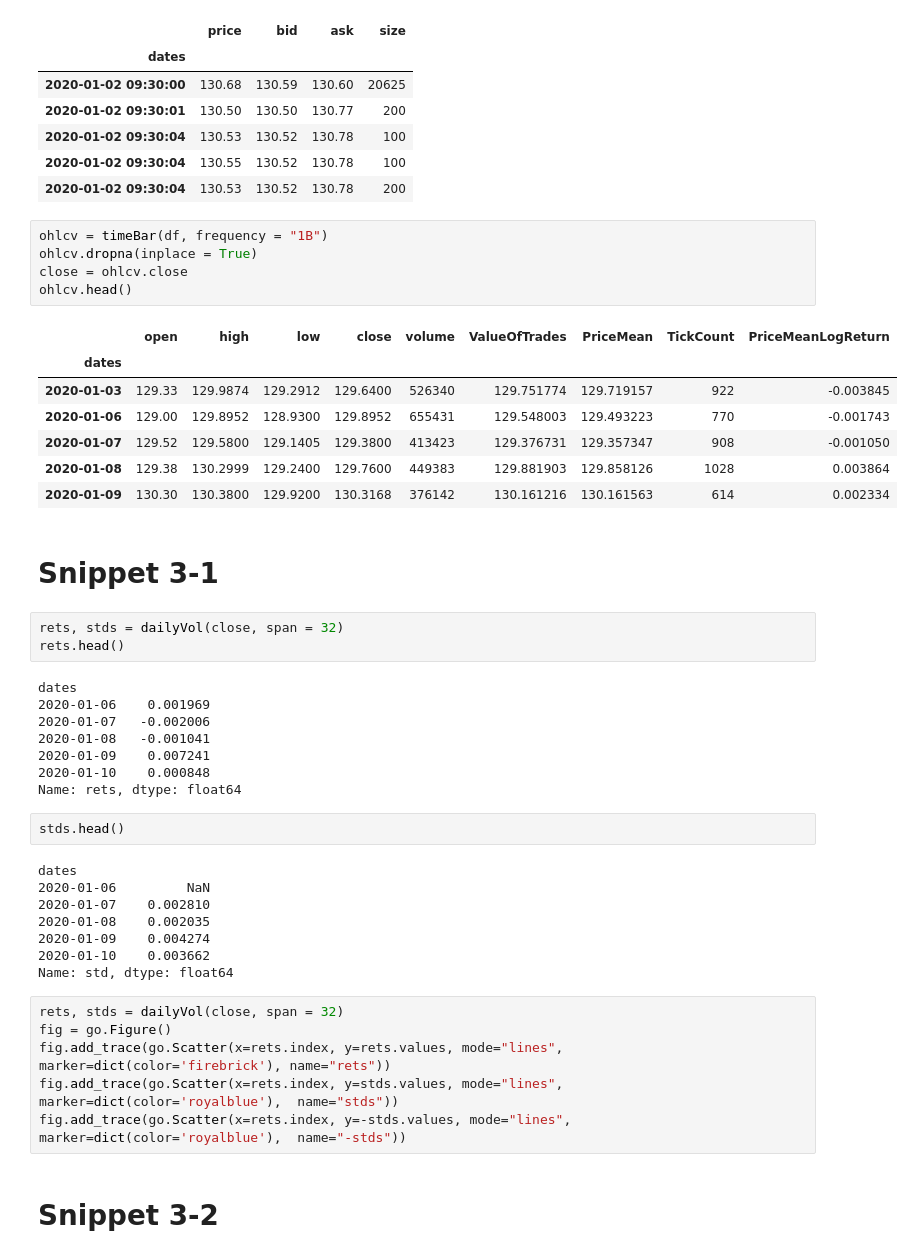
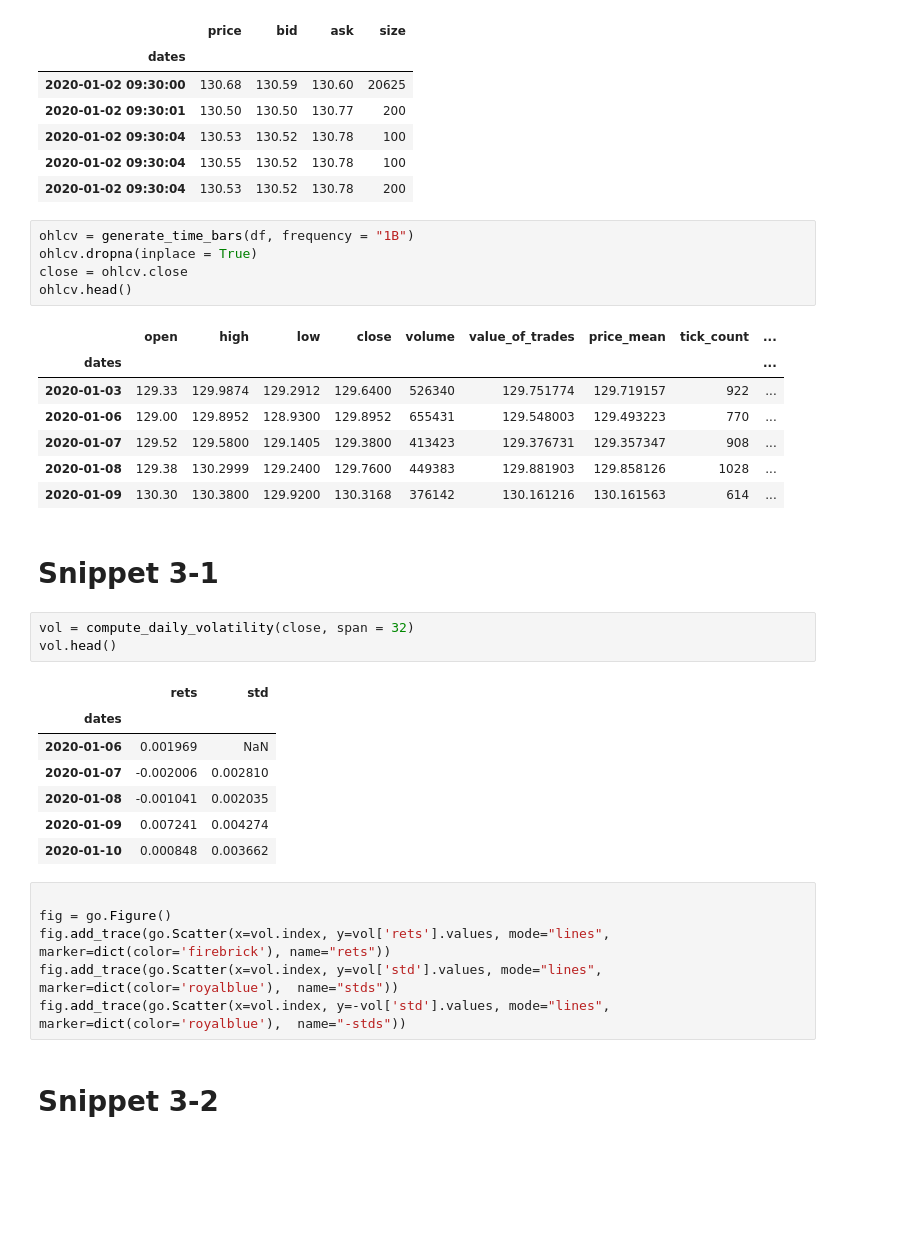
Before and after one commit to RiskLabAI/Notebooks.py, a Jupyter notebook: data/labeling/Labeling-py.ipynb, the cells around one changed output. Cells and saved outputs as stored; diff of their text form; blank space fills up the shorter version.

```diff
--- a/data/labeling/Labeling-py.ipynb
+++ b/data/labeling/Labeling-py.ipynb
@@ -44,47 +40,37 @@ df.head()
 | 2020-01-02 09:30:04 | 130.55 | 130.52 | 130.78 | 100 |
 | 2020-01-02 09:30:04 | 130.53 | 130.52 | 130.78 | 200 |
 # %%
-ohlcv = timeBar(df, frequency = "1B")
+ohlcv = generate_time_bars(df, frequency = "1B")
 ohlcv.dropna(inplace = True)
 close = ohlcv.close
 ohlcv.head()
 # %% [output]
-|  | open | high | low | close | volume | ValueOfTrades | PriceMean | TickCount | PriceMeanLogReturn |
-| dates |  |  |  |  |  |  |  |  |  |
-| 2020-01-03 | 129.33 | 129.9874 | 129.2912 | 129.6400 | 526340 | 129.751774 | 129.719157 | 922 | -0.003845 |
-| 2020-01-06 | 129.00 | 129.8952 | 128.9300 | 129.8952 | 655431 | 129.548003 | 129.493223 | 770 | -0.001743 |
-| 2020-01-07 | 129.52 | 129.5800 | 129.1405 | 129.3800 | 413423 | 129.376731 | 129.357347 | 908 | -0.001050 |
-| 2020-01-08 | 129.38 | 130.2999 | 129.2400 | 129.7600 | 449383 | 129.881903 | 129.858126 | 1028 | 0.003864 |
-| 2020-01-09 | 130.30 | 130.3800 | 129.9200 | 130.3168 | 376142 | 130.161216 | 130.161563 | 614 | 0.002334 |
+|  | open | high | low | close | volume | value_of_trades | price_mean | tick_count | ... |
+| dates |  |  |  |  |  |  |  |  | ... |
+| 2020-01-03 | 129.33 | 129.9874 | 129.2912 | 129.6400 | 526340 | 129.751774 | 129.719157 | 922 | ... |
+| 2020-01-06 | 129.00 | 129.8952 | 128.9300 | 129.8952 | 655431 | 129.548003 | 129.493223 | 770 | ... |
+| 2020-01-07 | 129.52 | 129.5800 | 129.1405 | 129.3800 | 413423 | 129.376731 | 129.357347 | 908 | ... |
+| 2020-01-08 | 129.38 | 130.2999 | 129.2400 | 129.7600 | 449383 | 129.881903 | 129.858126 | 1028 | ... |
+| 2020-01-09 | 130.30 | 130.3800 | 129.9200 | 130.3168 | 376142 | 130.161216 | 130.161563 | 614 | ... |
 # %% [markdown]
 # Snippet 3-1
 # %%
-rets, stds = dailyVol(close, span = 32)
-rets.head()
+vol = compute_daily_volatility(close, span = 32)
+vol.head()
 # %% [output]
-dates
-2020-01-06    0.001969
-2020-01-07   -0.002006
-2020-01-08   -0.001041
-2020-01-09    0.007241
-2020-01-10    0.000848
-Name: rets, dtype: float64
+|  | rets | std |
+| dates |  |  |
+| 2020-01-06 | 0.001969 | NaN |
+| 2020-01-07 | -0.002006 | 0.002810 |
+| 2020-01-08 | -0.001041 | 0.002035 |
+| 2020-01-09 | 0.007241 | 0.004274 |
+| 2020-01-10 | 0.000848 | 0.003662 |
-# %%
-stds.head()
-# %% [output]
-dates
-2020-01-06         NaN
-2020-01-07    0.002810
-2020-01-08    0.002035
-2020-01-09    0.004274
-2020-01-10    0.003662
-Name: std, dtype: float64
 # %%
-rets, stds = dailyVol(close, span = 32)
+
 fig = go.Figure()
-fig.add_trace(go.Scatter(x=rets.index, y=rets.values, mode="lines", marker=dict(color='firebrick'), name="rets"))
-fig.add_trace(go.Scatter(x=rets.index, y=stds.values, mode="lines", marker=dict(color='royalblue'),  name="stds"))
-fig.add_trace(go.Scatter(x=rets.index, y=-stds.values, mode="lines", marker=dict(color='royalblue'),  name="-stds"))
+fig.add_trace(go.Scatter(x=vol.index, y=vol['rets'].values, mode="lines", marker=dict(color='firebrick'), name="rets"))
+fig.add_trace(go.Scatter(x=vol.index, y=vol['std'].values, mode="lines", marker=dict(color='royalblue'),  name="stds"))
+fig.add_trace(go.Scatter(x=vol.index, y=-vol['std'].values, mode="lines", marker=dict(color='royalblue'),  name="-stds"))
 # %% [markdown]
 # Snippet 3-2
 # %%
```
Also changed, not shown: parts of 2 cells of this notebook.
